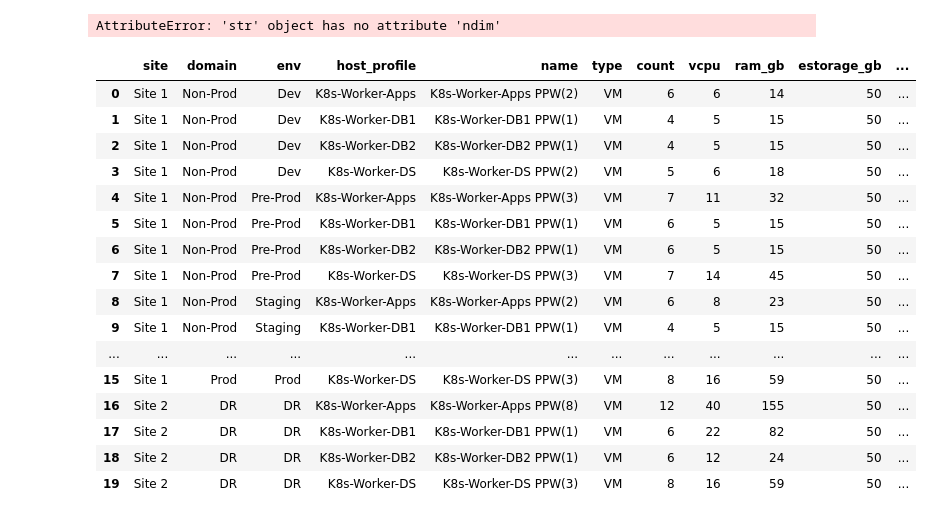
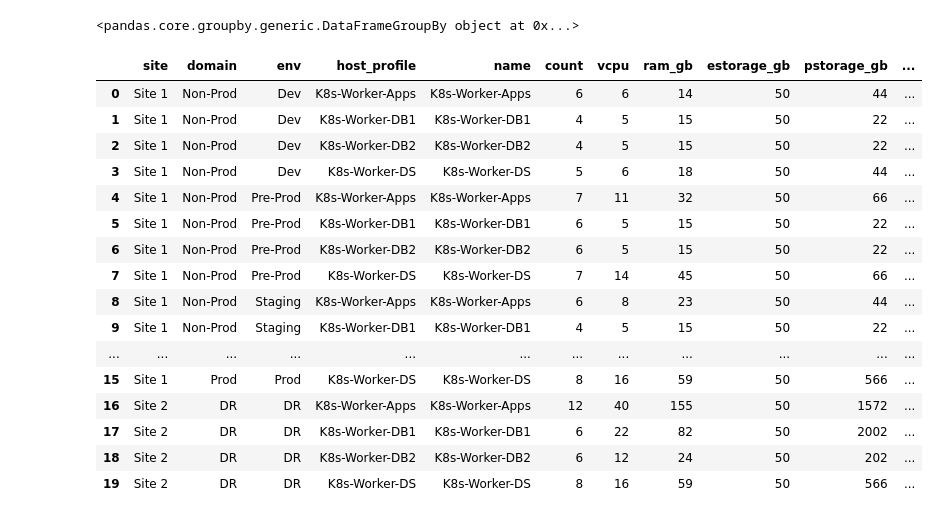
Before and after one commit to yogendra/kubernetes-hardware-sizer, a Jupyter notebook: src/notebook.ipynb, the cells around one changed output. Drawn from its saved outputs; the diff is of its cells as text; code cells hidden in the pictures.

```diff
--- a/src/notebook.ipynb
+++ b/src/notebook.ipynb
@@ -41,3 +23,0 @@ workload
-# %%
-pods = workload.loc[workload['type'] == "Pod"]
-pods
@@ -62,3 +23,0 @@ pods
-# %%
-vms = workload.loc[workload['type'] == "VM"]
-vms
@@ -83,35 +64,38 @@ vms
 # %%
-pod_summary = pods.groupby(["site"])
+pod_summary = pods.groupby(["site", "domain", "env", "host_profile"])
 pod_summary
 # %% [output]
-AttributeError: 'str' object has no attribute 'ndim'
+<pandas.core.groupby.generic.DataFrameGroupBy object at 0x...>
 # %%
 workers = []
+worker_spare_resource = 1 + config["worker"]["spare_resource_pct"]/100
 for name, group in pod_summary:
    site = name[0]
    domain = name[1]
    env = name[2]
    host_profile = name[3]
    worker_name = name[3]
-   worker_type = "VM"
+
 
    pods = group.sum()
 
    pods_per_worker = math.floor(math.sqrt(pods['count']))
-   worker_name = worker_name + " PPW(" + str(pods_per_worker) + ")"
+  #  worker_name = worker_name + " PPW(" + str(pods_per_worker) + ")"
 
    min_workers = math.ceil(pods['count']/pods_per_worker)
 
    # 2 vcpu for system service, 1.2 time (or 20% extra) for spare capacity
-   min_worker_cpu = math.ceil( ( ( pods['total_vcpu']/min_workers ) + 2 ) * 1.2)
+   workload_cpu = pods['total_vcpu']/min_workers
+   min_worker_cpu = math.ceil( ( workload_cpu + config["worker"]["reserved_cpu"] ) * worker_spare_resource)
 
    # 4 gb for system service, 1.2 time (or 20% extra) for spare capacity
-   min_worker_ram = math.ceil( ( ( pods['total_ram_gb']/min_workers ) + 4 ) * 1.2 )
+   workload_ram = pods['total_ram_gb']/min_workers
+   min_worker_ram = math.ceil( ( workload_ram + config["worker"]["reserved_ram_gb"] ) * worker_spare_resource )
 
-   min_worker_estorage = 50
+   min_worker_estorage = config["worker"]["min_storage_gb"]
    min_worker_pstorage = pods['total_storage_gb']/min_workers
 
-   worker_count = min_workers + 3
+   worker_count = min_workers + config["worker"]["extra"]
    worker_vcpu = min_worker_cpu
    worker_ram_gb = min_worker_ram
    worker_estorage_gb = math.ceil(min_worker_estorage)
@@ -120,28 +104,28 @@ for name, group in pod_summary:
    total_worker_ram_gb = worker_count * worker_ram_gb
    total_worker_storage_gb = worker_count * (worker_estorage_gb + worker_pstorage_gb)
 
-   workers.append([site,domain,env,host_profile, worker_name, worker_type, worker_count, worker_vcpu, worker_ram_gb, worker_estorage_gb, worker_pstorage_gb, total_worker_vcpu, total_worker_ram_gb, total_worker_storage_gb])
+   workers.append([site,domain,env,host_profile, worker_name, worker_count, worker_vcpu, worker_ram_gb, worker_estorage_gb, worker_pstorage_gb, total_worker_vcpu, total_worker_ram_gb, total_worker_storage_gb])
 # %%
-workers_df = pd.DataFrame(data=workers, columns=workload.columns)
+workers_df = pd.DataFrame(data=workers, columns=vms.columns)
 workers_df
 # %% [output]
-|  | site | domain | env | host_profile | name | type | count | vcpu | ram_gb | estorage_gb | ... |
-| 0 | Site 1 | Non-Prod | Dev | K8s-Worker-Apps | K8s-Worker-Apps PPW(2) | VM | 6 | 6 | 14 | 50 | ... |
-| 1 | Site 1 | Non-Prod | Dev | K8s-Worker-DB1 | K8s-Worker-DB1 PPW(1) | VM | 4 | 5 | 15 | 50 | ... |
-| 2 | Site 1 | Non-Prod | Dev | K8s-Worker-DB2 | K8s-Worker-DB2 PPW(1) | VM | 4 | 5 | 15 | 50 | ... |
-| 3 | Site 1 | Non-Prod | Dev | K8s-Worker-DS | K8s-Worker-DS PPW(2) | VM | 5 | 6 | 18 | 50 | ... |
-| 4 | Site 1 | Non-Prod | Pre-Prod | K8s-Worker-Apps | K8s-Worker-Apps PPW(3) | VM | 7 | 11 | 32 | 50 | ... |
-| 5 | Site 1 | Non-Prod | Pre-Prod | K8s-Worker-DB1 | K8s-Worker-DB1 PPW(1) | VM | 6 | 5 | 15 | 50 | ... |
-| 6 | Site 1 | Non-Prod | Pre-Prod | K8s-Worker-DB2 | K8s-Worker-DB2 PPW(1) | VM | 6 | 5 | 15 | 50 | ... |
-| 7 | Site 1 | Non-Prod | Pre-Prod | K8s-Worker-DS | K8s-Worker-DS PPW(3) | VM | 7 | 14 | 45 | 50 | ... |
-| 8 | Site 1 | Non-Prod | Staging | K8s-Worker-Apps | K8s-Worker-Apps PPW(2) | VM | 6 | 8 | 23 | 50 | ... |
-| 9 | Site 1 | Non-Prod | Staging | K8s-Worker-DB1 | K8s-Worker-DB1 PPW(1) | VM | 4 | 5 | 15 | 50 | ... |
+|  | site | domain | env | host_profile | name | count | vcpu | ram_gb | estorage_gb | pstorage_gb | ... |
+| 0 | Site 1 | Non-Prod | Dev | K8s-Worker-Apps | K8s-Worker-Apps | 6 | 6 | 14 | 50 | 44 | ... |
+| 1 | Site 1 | Non-Prod | Dev | K8s-Worker-DB1 | K8s-Worker-DB1 | 4 | 5 | 15 | 50 | 22 | ... |
+| 2 | Site 1 | Non-Prod | Dev | K8s-Worker-DB2 | K8s-Worker-DB2 | 4 | 5 | 15 | 50 | 22 | ... |
+| 3 | Site 1 | Non-Prod | Dev | K8s-Worker-DS | K8s-Worker-DS | 5 | 6 | 18 | 50 | 44 | ... |
+| 4 | Site 1 | Non-Prod | Pre-Prod | K8s-Worker-Apps | K8s-Worker-Apps | 7 | 11 | 32 | 50 | 66 | ... |
+| 5 | Site 1 | Non-Prod | Pre-Prod | K8s-Worker-DB1 | K8s-Worker-DB1 | 6 | 5 | 15 | 50 | 22 | ... |
+| 6 | Site 1 | Non-Prod | Pre-Prod | K8s-Worker-DB2 | K8s-Worker-DB2 | 6 | 5 | 15 | 50 | 22 | ... |
+| 7 | Site 1 | Non-Prod | Pre-Prod | K8s-Worker-DS | K8s-Worker-DS | 7 | 14 | 45 | 50 | 66 | ... |
+| 8 | Site 1 | Non-Prod | Staging | K8s-Worker-Apps | K8s-Worker-Apps | 6 | 8 | 23 | 50 | 44 | ... |
+| 9 | Site 1 | Non-Prod | Staging | K8s-Worker-DB1 | K8s-Worker-DB1 | 4 | 5 | 15 | 50 | 22 | ... |
 | ... | ... | ... | ... | ... | ... | ... | ... | ... | ... | ... | ... |
-| 15 | Site 1 | Prod | Prod | K8s-Worker-DS | K8s-Worker-DS PPW(3) | VM | 8 | 16 | 59 | 50 | ... |
-| 16 | Site 2 | DR | DR | K8s-Worker-Apps | K8s-Worker-Apps PPW(8) | VM | 12 | 40 | 155 | 50 | ... |
-| 17 | Site 2 | DR | DR | K8s-Worker-DB1 | K8s-Worker-DB1 PPW(1) | VM | 6 | 22 | 82 | 50 | ... |
-| 18 | Site 2 | DR | DR | K8s-Worker-DB2 | K8s-Worker-DB2 PPW(1) | VM | 6 | 12 | 24 | 50 | ... |
-| 19 | Site 2 | DR | DR | K8s-Worker-DS | K8s-Worker-DS PPW(3) | VM | 8 | 16 | 59 | 50 | ... |
+| 15 | Site 1 | Prod | Prod | K8s-Worker-DS | K8s-Worker-DS | 8 | 16 | 59 | 50 | 566 | ... |
+| 16 | Site 2 | DR | DR | K8s-Worker-Apps | K8s-Worker-Apps | 12 | 40 | 155 | 50 | 1572 | ... |
+| 17 | Site 2 | DR | DR | K8s-Worker-DB1 | K8s-Worker-DB1 | 6 | 22 | 82 | 50 | 2002 | ... |
+| 18 | Site 2 | DR | DR | K8s-Worker-DB2 | K8s-Worker-DB2 | 6 | 12 | 24 | 50 | 202 | ... |
+| 19 | Site 2 | DR | DR | K8s-Worker-DS | K8s-Worker-DS | 8 | 16 | 59 | 50 | 566 | ... |
 # %%
 site = vms.append(workers_df).sort_values(["site","domain", "env", "host_profile", "name"])
 site
```
Also changed, not shown: parts of 10 cells of this notebook.
